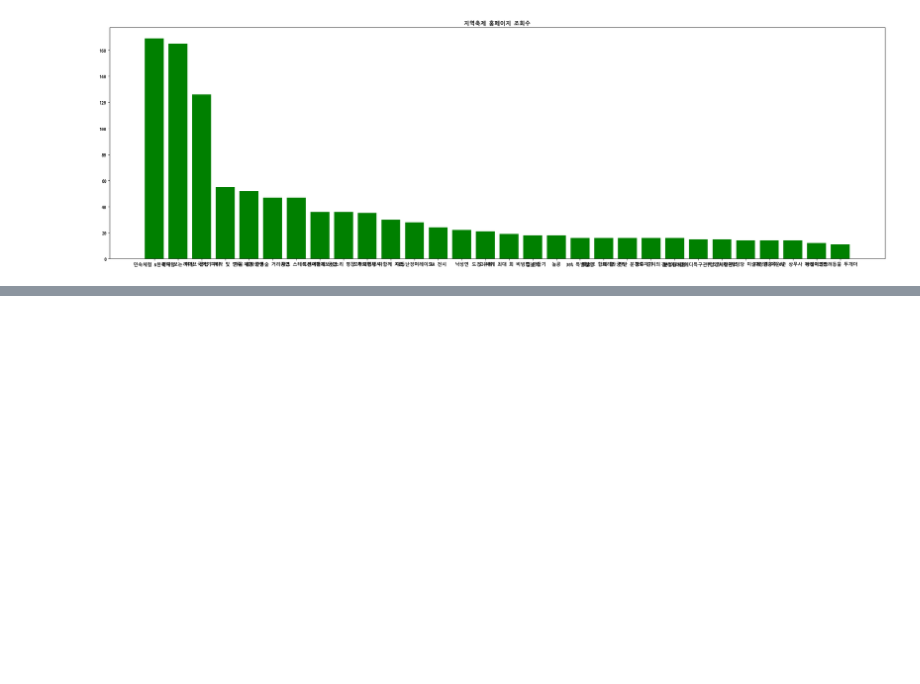
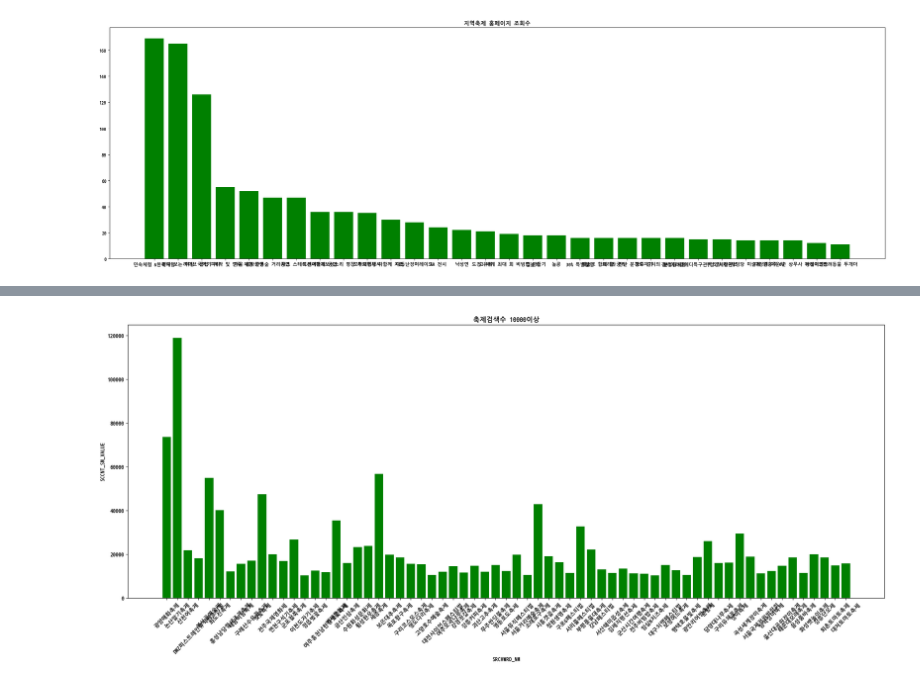
Before and after one commit to kKn00077/techit-travel-data-analysis, a Jupyter notebook: Domestic2.ipynb, the cells around one changed output, grey strips where cells are left out. Drawn from its saved outputs; the diff is of its cells as text; code cells hidden in the pictures; blank space fills up the shorter version.

```diff
--- a/Domestic2.ipynb
+++ b/Domestic2.ipynb
@@ -161,0 +200,33 @@ plt.show()
+# %%
+import pandas as pd
+import matplotlib.pyplot as plt
+
+# 데이터 로드
+travel_df = pd.read_csv(
+    "/content/drive/MyDrive/combined_data.csv",
+    encoding="utf-8-sig",
+    sep=',',
+    index_col=None
+)
+
+# 컬럼 이름 설정
+travel_df.columns = ['SEQ_NO', 'ALL_KWRD_RANK_CO', 'SRCHWRD_NM', 'UPPER_CTGRY_NM', 'LWPRT_CTGRY_NM',
+                     'MOBILE_SCCNT_VALUE', 'PC_SCCNT_VALUE', 'SCCNT_SM_VALUE', 'SCCNT_DE']
+
+# 특정 값 (20000 이상) 데이터 필터링
+filtered_df = travel_df[travel_df["SCCNT_SM_VALUE"] >= 10000]
+
+# 그래프 생성
+plt.figure(figsize=(20, 9))
+bars = plt.bar(filtered_df["SRCHWRD_NM"], filtered_df["SCCNT_SM_VALUE"], color='green')
+
+# 그래프 설정
+plt.title("축제검색수 10000이상")
+plt.xlabel("SRCHWRD_NM")
+plt.ylabel("SCCNT_SM_VALUE")
+plt.xticks(rotation=45)  # x축 레이블 회전
+plt.tight_layout()
+
+plt.show()
+# %% [output]
+[figure, added]
```
Also changed, not shown: parts of 6 cells of this notebook.
